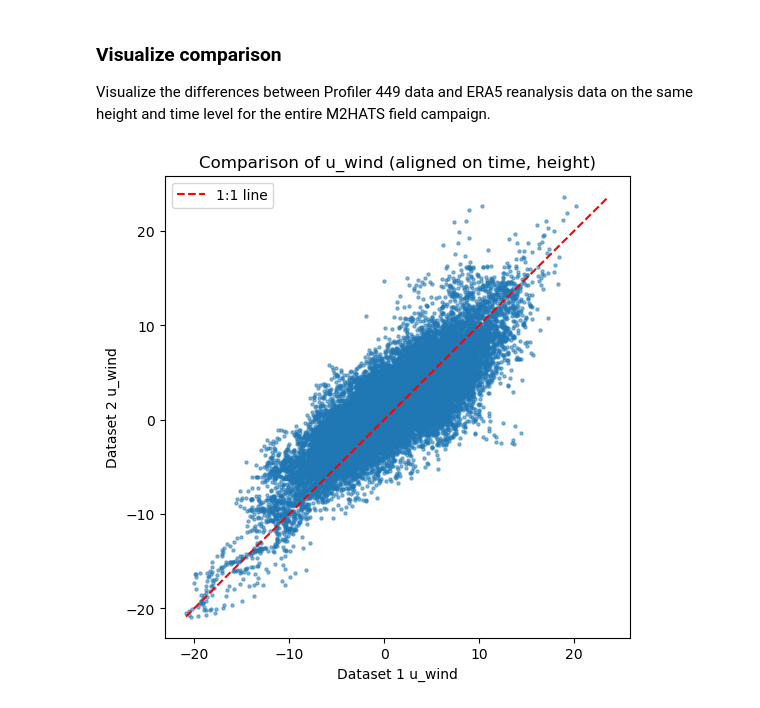
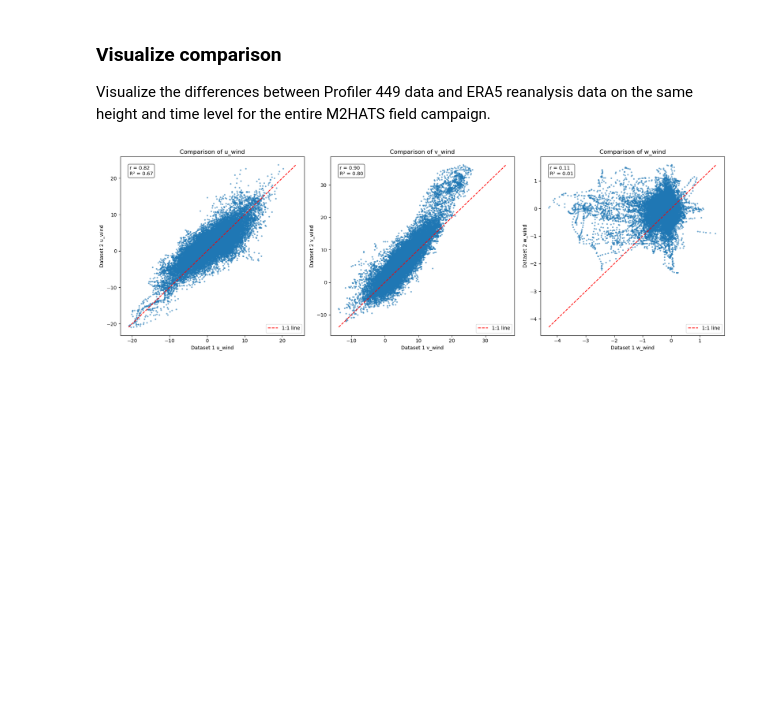
Before and after one commit to myasea8/gdex_eol, a Jupyter notebook: compare_datasets.ipynb, the cells around one changed output. Drawn from its saved outputs; the diff is of its cells as text; code cells hidden in the pictures; blank space fills up the shorter version.

Commit message:
Annotating Zarr notebook, visualizing comparison

```diff
--- a/compare_datasets.ipynb
+++ b/compare_datasets.ipynb
@@ -30,37 +34,49 @@ Completed in pre-processing; Zarr file is in terms of height coordinates, instea
 ### Visualize comparison
 Visualize the differences between Profiler 449 data and ERA5 reanalysis data on the same height and time level for the entire M2HATS field campaign.
 # %%
-import matplotlib.pyplot as plt
-import numpy as np
-
 ds1 = prof449_interp
 ds2 = era5_test_zarr
 
-# Suppose your datasets are called ds1 and ds2
-# Pick the variable to compare
-var = "u_wind"
+# Variables to compare
+vars_to_compare = ["u_wind", "v_wind", "w_wind"]
 
-# Extract values aligned on (time, height_msl)
-x = ds1[var].values.ravel()  # flatten to 1D
-y = ds2[var].values.ravel()
+fig, axes = plt.subplots(1, 3, figsize=(18, 6))
 
-# Optional: mask out NaNs so scatter looks clean
-mask = ~np.isnan(x) & ~np.isnan(y)
-x = x[mask]
-y = y[mask]
+for ax, var in zip(axes, vars_to_compare):
+    # Extract values aligned on (time, height_msl)
+    x = ds1[var].values.ravel()
+    y = ds2[var].values.ravel()
 
-# Scatter plot
-plt.figure(figsize=(6,6))
-plt.scatter(x, y, s=5, alpha=0.5)
+    # Mask NaNs
+    mask = ~np.isnan(x) & ~np.isnan(y)
+    x = x[mask]
+    y = y[mask]
 
-# Add a 1:1 reference line
-lims = [min(x.min(), y.min()), max(x.max(), y.max())]
-plt.plot(lims, lims, "r--", label="1:1 line")
+    # Scatter plot
+    ax.scatter(x, y, s=5, alpha=0.5)
 
-plt.xlabel("Dataset 1 u_wind")
-plt.ylabel("Dataset 2 u_wind")
-plt.title("Comparison of u_wind (aligned on time, height)")
-plt.legend()
+    # Add 1:1 reference line
+    lims = [min(x.min(), y.min()), max(x.max(), y.max())]
+    ax.plot(lims, lims, "r--", label="1:1 line")
+
+    # Correlation and R²
+    if len(x) > 1:
+        r = np.corrcoef(x, y)[0, 1]
+        r2 = r**2
+        ax.text(
+            0.05, 0.95,
+            f"r = {r:.2f}\nR² = {r2:.2f}",
+            transform=ax.transAxes,
+            va="top", ha="left",
+            bbox=dict(boxstyle="round", facecolor="white", alpha=0.7)
+        )
+
+    ax.set_xlabel(f"Dataset 1 {var}")
+    ax.set_ylabel(f"Dataset 2 {var}")
+    ax.set_title(f"Comparison of {var}")
+    ax.legend()
+
+plt.tight_layout()
 plt.show()
 # %% [output]
-[figure, old version]
+[figure, new version]
```
Also changed, not shown: parts of 4 cells of this notebook, 1 other file.
